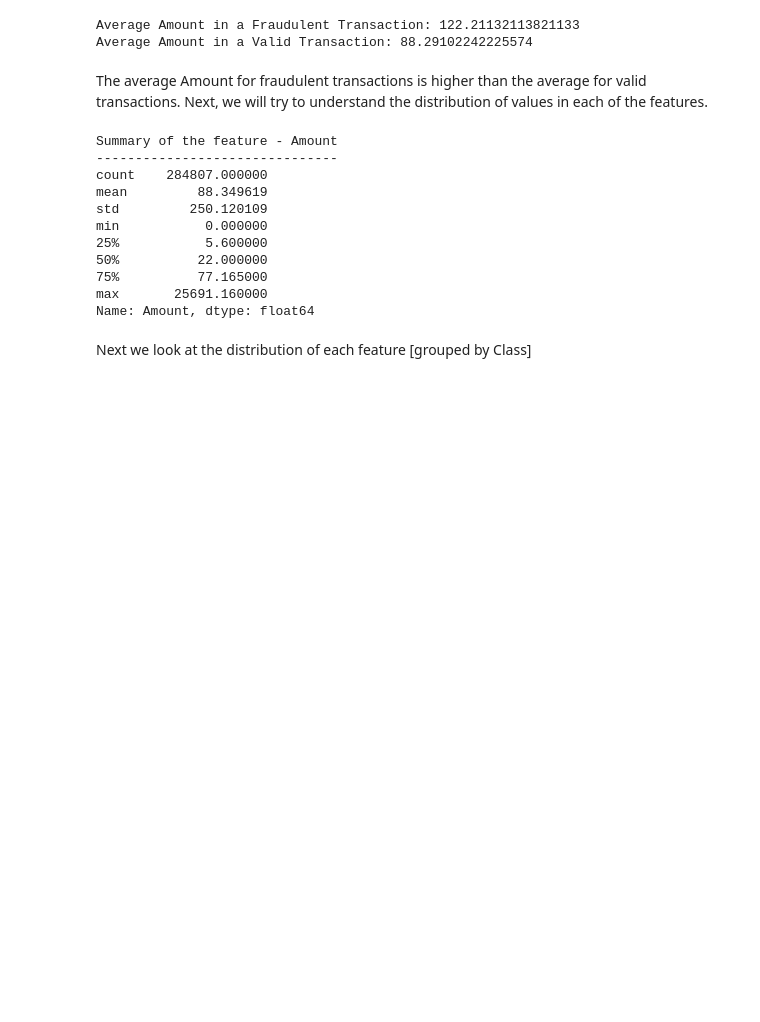
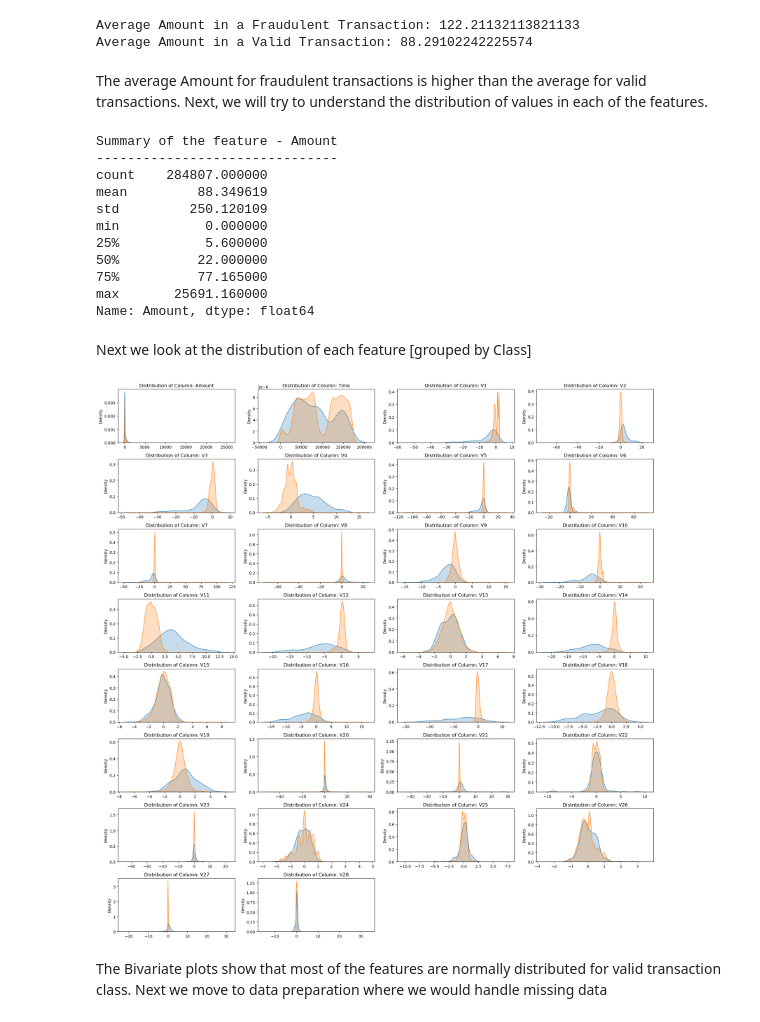
Before and after one commit to dsaulsb1/Fraud-Project, a Jupyter notebook: Segment_One_Final_Project.ipynb, the cells around one changed output. Drawn from its saved outputs; the diff is of its cells as text; code cells hidden in the pictures; blank space fills up the shorter version.

```diff
--- a/Segment_One_Final_Project.ipynb
+++ b/Segment_One_Final_Project.ipynb
@@ -241,21 +258,22 @@ max       25691.160000
 Name: Amount, dtype: float64
 # %% [markdown]
  Next we look at the distribution of each feature [grouped by Class]
-# %%
-# Reorder the columns Amount, Time then the rest
-data_plot = creditcard_df.copy()
-amount = data_plot['Amount']
-data_plot.drop(labels=['Amount'], axis=1, inplace = True)
-data_plot.insert(0, 'Amount', amount)
-
-# Plot the distributions of the features
-columns = data_plot.iloc[:,0:30].columns
-plt.figure(figsize=(12,30*4))
-grids = gridspec.GridSpec(30, 1)
-for grid, index in enumerate(data_plot[columns]):
-    ax = plt.subplot(grids[grid])
-    sns.distplot(data_plot[index][data_plot.Class == 1], hist=False, kde_kws={"shade": True}, bins=50)
-    sns.distplot(data_plot[index][data_plot.Class == 0], hist=False, kde_kws={"shade": True}, bins=50)
-    ax.set_xlabel("")
-    ax.set_title("Distribution of Column: "  + str(index))
-    plt.show()
+# %%
+def draw_histograms(dataframe, features, rows, cols):
+    features = data_plot.iloc[:,0:30].columns
+    fig=plt.figure(figsize=(20,20))
+    for i, feature in enumerate(features):
+        ax=fig.add_subplot(rows,cols,i+1)
+        sns.distplot(dataframe[feature][dataframe.Class == 1], hist=False, kde_kws={"shade": True}, bins=50)
+        sns.distplot(dataframe[feature][dataframe.Class == 0], hist=False, kde_kws={"shade": True}, bins=50)
+        #dataframe[feature].hist(bins=20,ax=ax,facecolor='midnightblue')
+        ax.set_xlabel("")
+        ax.set_title("Distribution of Column: "  + str(feature))
+        #ax.set_yscale('log')
+    fig.tight_layout()
+    plt.show()
+draw_histograms(data_plot,data_plot.columns,8,4)
+# %% [output]
+[figure, added]
+# %% [markdown]
+The Bivariate plots show that most of the features are normally distributed for valid transaction class. Next we move to data preparation where we would handle missing data
```
Also changed, not shown: parts of 3 cells of this notebook.
